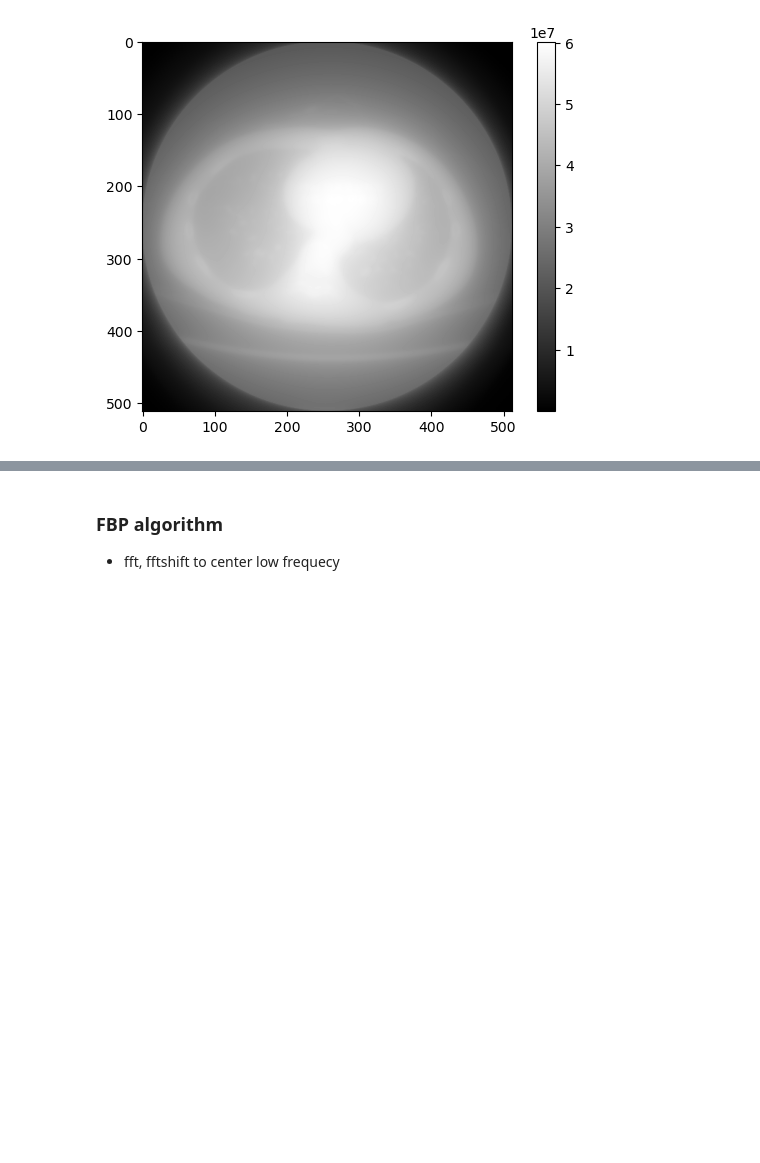
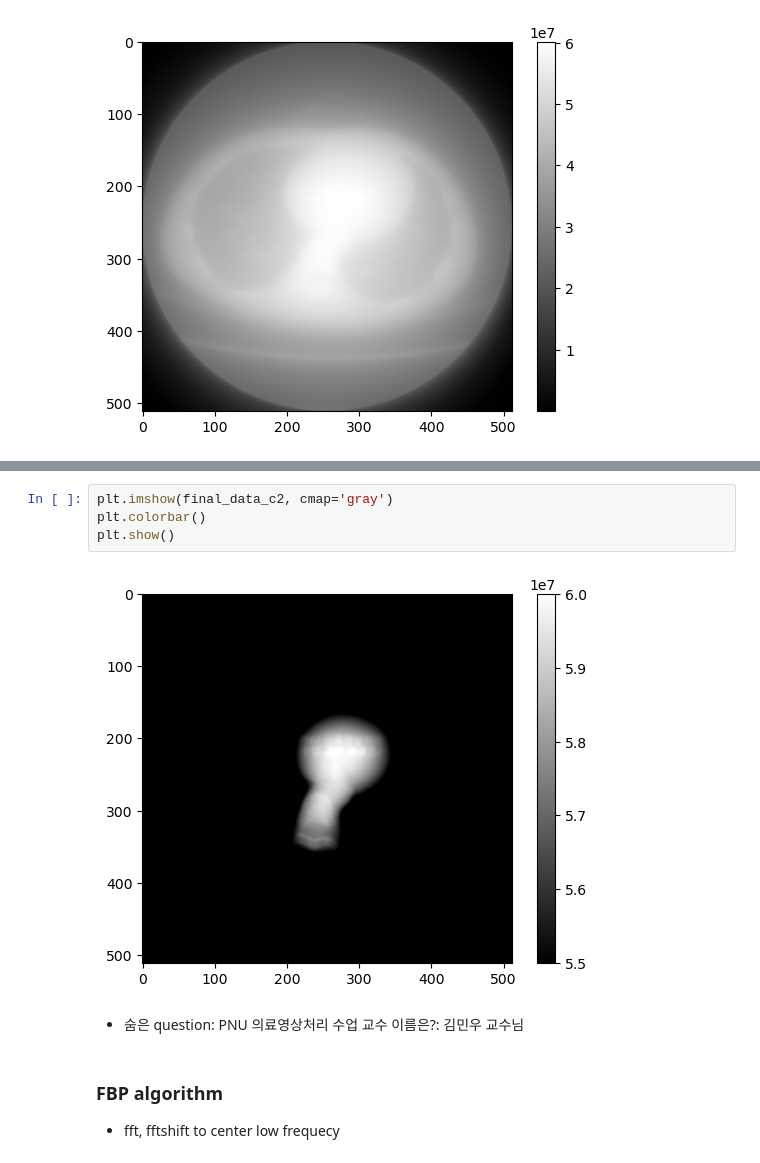
Before and after one commit to be-garam/CT-imaging, a Jupyter notebook: ct-imaging.ipynb, the cells around one changed output, grey strips where cells are left out. Saved outputs shown, nothing was run; the diff lists cells and outputs as text; blank space fills up the shorter version.

```diff
--- a/ct-imaging.ipynb
+++ b/ct-imaging.ipynb
@@ -109,3 +145,11 @@ plt.show()
+# %%
+plt.imshow(final_data_c2, cmap='gray')
+plt.colorbar()
+plt.show()
+# %% [output]
+[figure, added]
+# %% [markdown]
+- 숨은 question: PNU 의료영상처리 수업 교수 이름은?: 김민우 교수님
 # %% [markdown]
 ### FBP algorithm
 - fft, fftshift to center low frequecy
```
Also changed, not shown: parts of 19 cells of this notebook.
